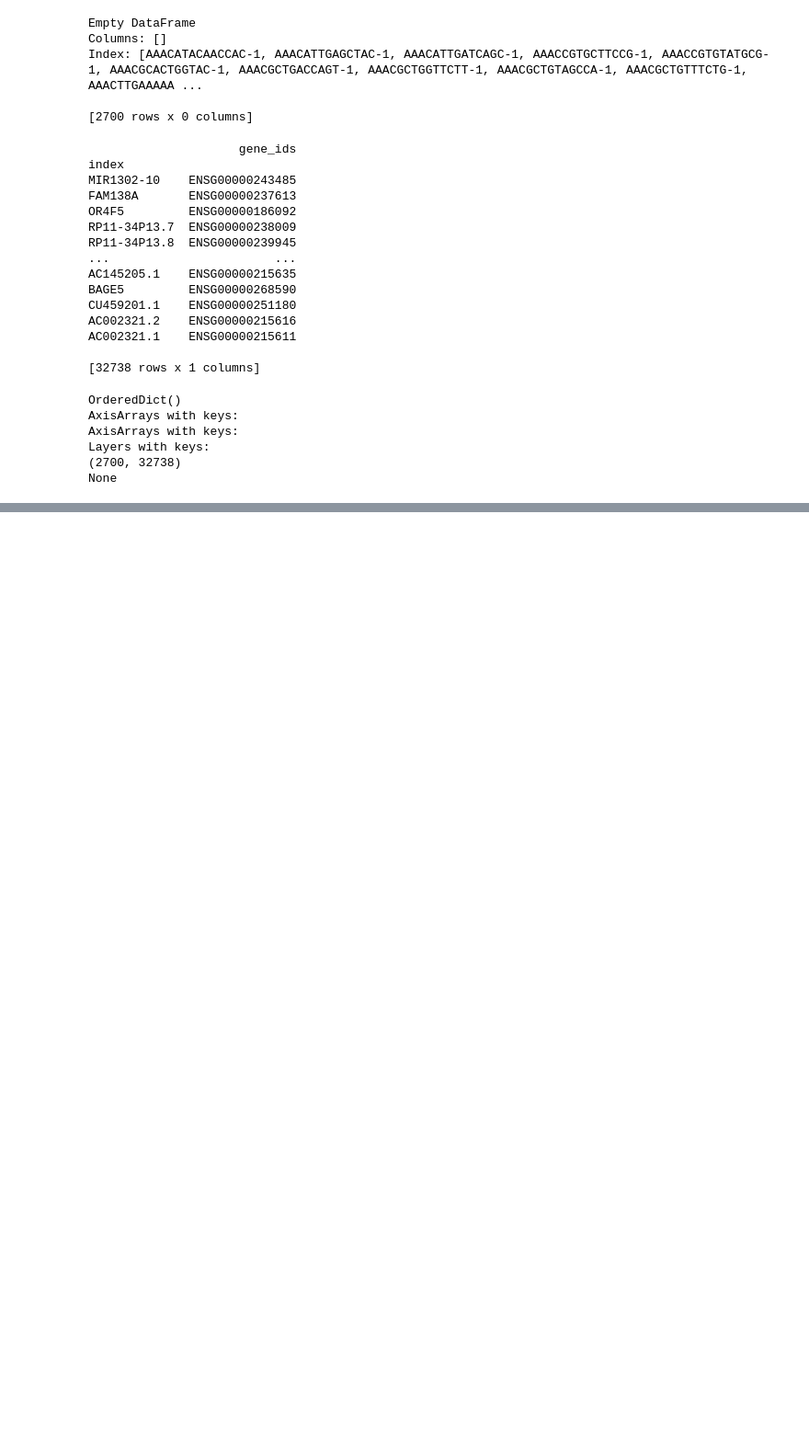
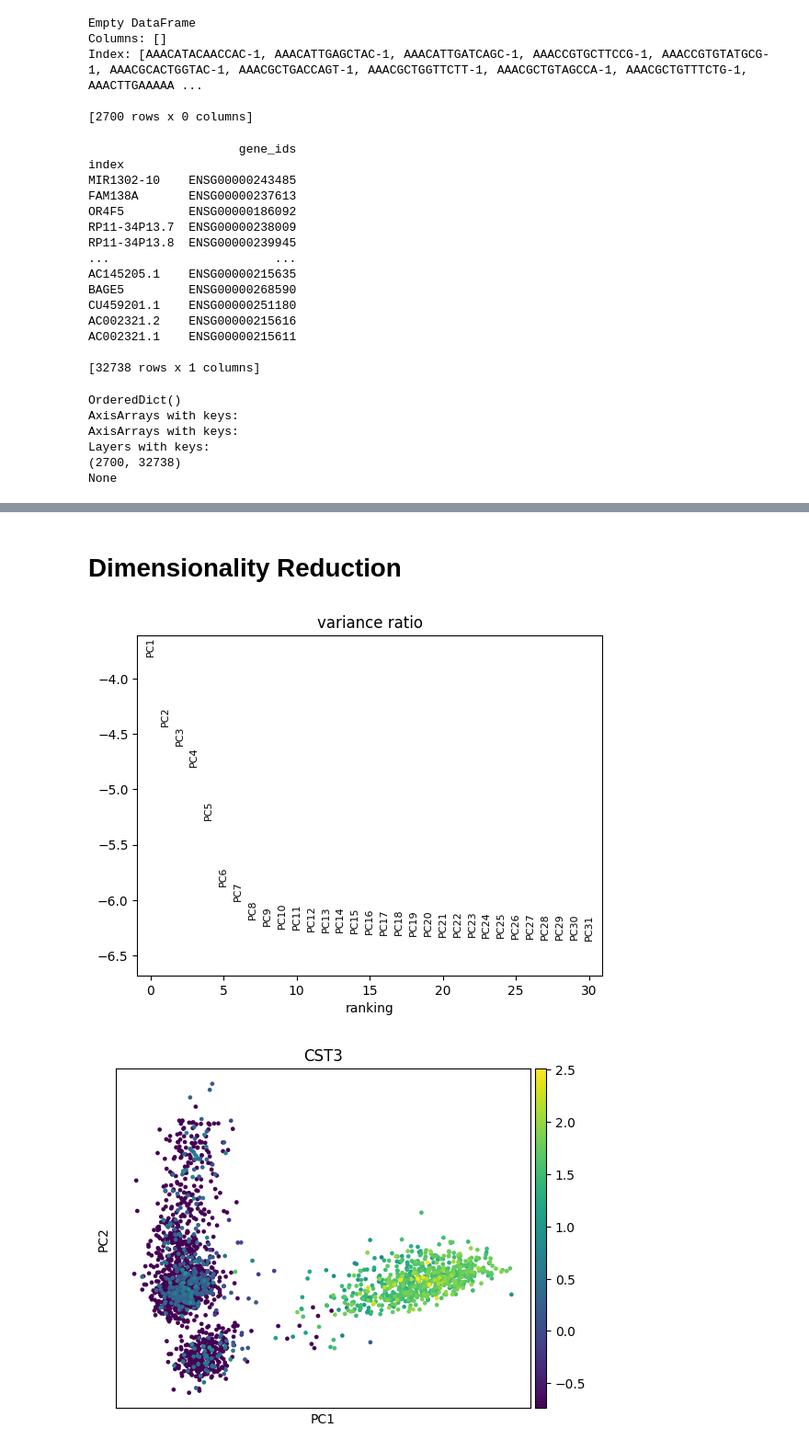
Before and after one commit to Bhuvan-1707/Semester-3-Team-C2-Projects, a Jupyter notebook: Single-Cell-RNA-Seq-Analysis/main.ipynb, the cells around one changed output, grey strips where cells are left out. Shown at 92% size. Drawn from its saved outputs; the diff is of its cells as text; code cells hidden in the pictures; blank space fills up the shorter version.

```diff
--- a/Single-Cell-RNA-Seq-Analysis/main.ipynb
+++ b/Single-Cell-RNA-Seq-Analysis/main.ipynb
@@ -56,0 +100,9 @@ None
+# %% [markdown]
+# Dimensionality Reduction
+# %%
+sp.tl.pca(df, svd_solver='arpack')
+sp.pl.pca_variance_ratio(df, log=True)  # Scree plot
+sp.pl.pca(df, color='CST3')  # Visualize PCA with a known marker gene
+# %% [output]
+[figure, added]
+[figure, added]
```
Also changed, not shown: parts of 29 cells of this notebook.
